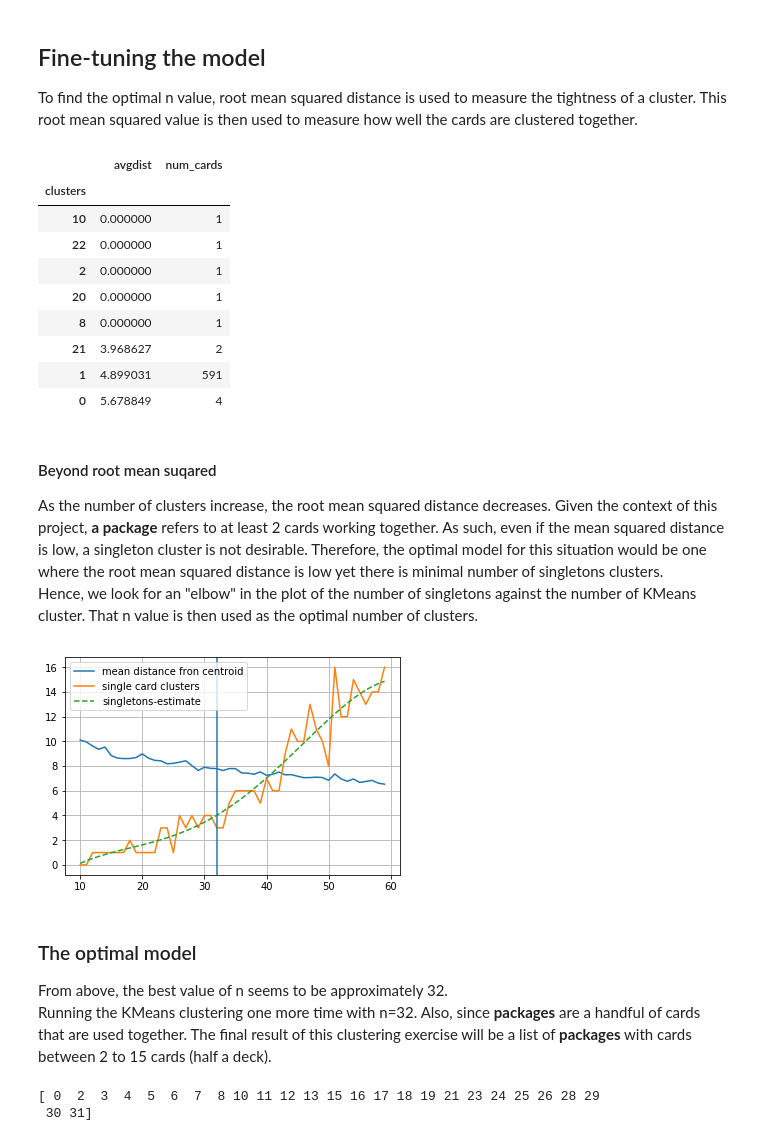
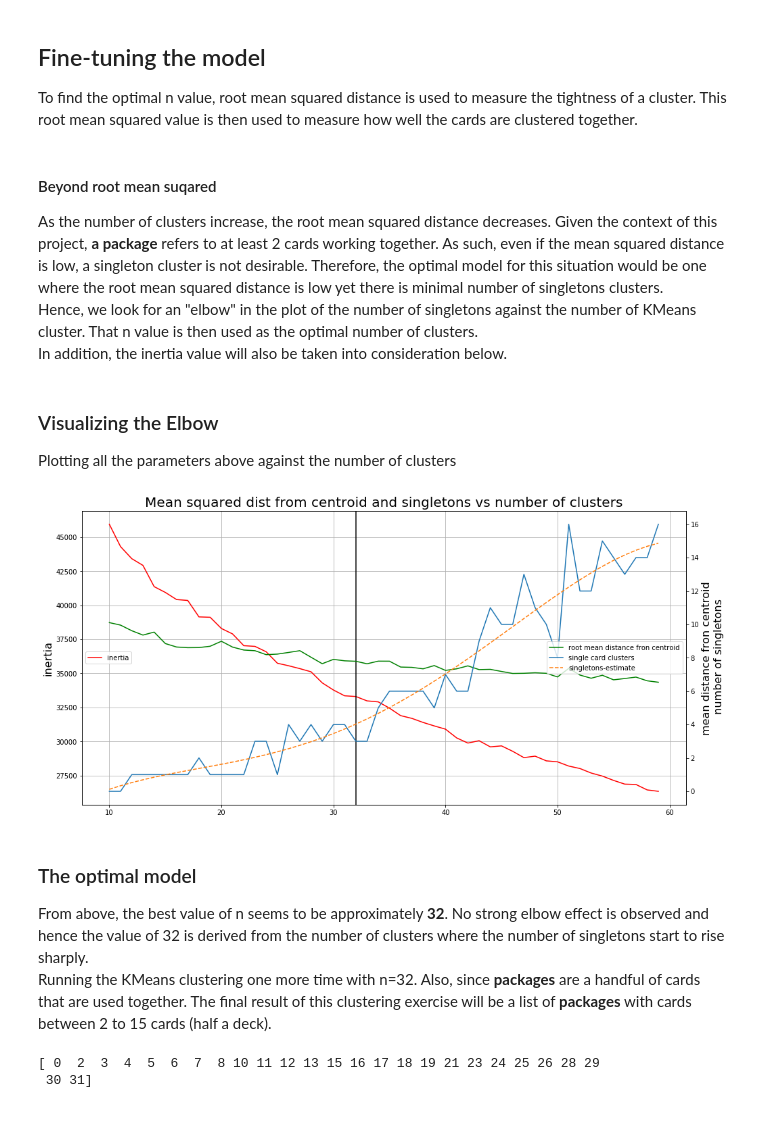
Before and after one commit to winnawat/hearthstone-card-package, a Jupyter notebook: hs-package-kmeans.ipynb, the cells around one changed output. Cells and saved outputs as stored; diff of their text form; code cells hidden in the pictures.

```diff
--- a/hs-package-kmeans.ipynb
+++ b/hs-package-kmeans.ipynb
@@ -434,9 +446,9 @@ The heatmap above shows that KMeans clustering is effective at grouping the card
 ## Fine-tuning the model
 To find the optimal n value, root mean squared distance is used to measure the tightness of a cluster. This root mean squared value is then used to measure how well the cards are clustered together.
 # %%
-def msqdist(data,classifier,classifier_output):
+def rmsqdist(data,classifier,classifier_output):
     '''
-    Calculating the mean square distance for each cluster
+    Calculating the root mean square distance for each cluster
     '''
     clusters = []
     intra_msqdist = []
@@ -446,6 +458,7 @@ def msqdist(data,classifier,classifier_output):
         clsutercentroid = classifier.cluster_centers_[n]
         cards_in_cluster_n = data[classifier_output == n].copy()
         card_num = len(cards_in_cluster_n)
+
         # use the norm function to obtain the root squared distance
         cards_in_cluster_n.loc[:, 'dist-from-centroid'] = cards_in_cluster_n.apply(
             lambda x: np.linalg.norm(x - clsutercentroid), axis=1)
@@ -455,38 +468,26 @@ def msqdist(data,classifier,classifier_output):
         intra_msqdist.append(average_dist)
         num_cards.append(card_num)
     return clusters, intra_msqdist, num_cards
-# %%
-clusters, avgdist, num_cards = msqdist(rated_decks_tpsd, kmeansclf, clusters_cards)
-# %%
-summary = pd.DataFrame({'clusters' : clusters, 'avgdist' : avgdist, 'num_cards' : num_cards}).set_index('clusters')
-summary.sort_values(by='avgdist').head(8)
-# %% [output]
-|  | avgdist | num_cards |
-| clusters |  |  |
-| 10 | 0.000000 | 1 |
-| 22 | 0.000000 | 1 |
-| 2 | 0.000000 | 1 |
-| 20 | 0.000000 | 1 |
-| 8 | 0.000000 | 1 |
-| 21 | 3.968627 | 2 |
-| 1 | 4.899031 | 591 |
-| 0 | 5.678849 | 4 |
 # %% [markdown]
 #### Beyond root mean suqared
 As the number of clusters increase, the root mean squared distance decreases. Given the context of this project, **a package** refers to at least 2 cards working together. As such, even if the mean squared distance is low, a singleton cluster is not desirable. Therefore, the optimal model for this situation would be one where the root mean squared distance is low yet there is minimal number of singletons clusters.
 Hence, we look for an "elbow" in the plot of the number of singletons against the number of KMeans cluster. That n value is then used as the optimal number of clusters.
+In addition, the inertia value will also be taken into consideration below.
 # %%
+# looping through different number of cluster for KMeans, saving the key parameters each time.
 k_vals = []
+k_inertia = []
 mean_dist = []
 singletons = []
 for k in range(10,60):
     kmeansclf = KMeans(n_clusters=k, n_init=30, random_state=7)
     clusters_cards = kmeansclf.fit_predict(rated_decks_tpsd)
-    clusters, avgdist, num_cards = msqdist(rated_decks_tpsd, kmeansclf, clusters_cards)
+    clusters, avgdist, num_cards = rmsqdist(rated_decks_tpsd, kmeansclf, clusters_cards)
     summary = pd.DataFrame({'clusters' : clusters, 'avgdist' : avgdist, 'num_cards' : num_cards}).set_index('clusters')
     mean_dist_for_k = np.mean(summary[summary['num_cards'] >= 2]['avgdist'])
     singleton = len(summary[summary['num_cards'] == 1])
     k_vals.append(k)
+    k_inertia.append(kmeansclf.inertia_)
     mean_dist.append(mean_dist_for_k)
     singletons.append(singleton)
     k_vals, mean_dist, singletons
@@ -497,18 +498,28 @@ singletons_fit = []
 p = np.poly1d(np.polyfit(k_vals,singletons,5))
 for i in k_vals:
     singletons_fit.append(p(i))
-# %%
-plt.plot(k_vals, mean_dist, label='mean distance fron centroid')
-plt.plot(k_vals, singletons, label='single card clusters')
-plt.plot(k_vals, singletons_fit, linestyle='--', label='singletons-estimate')
-plt.legend(loc='best')
-plt.axvline(x=32)
-plt.grid()
-plt.show()
-# %% [output]
-[figure, removed]
+# %% [markdown]
+### Visualizing the Elbow
+Plotting all the parameters above against the number of clusters
+# %%
+fig, ax1 = plt.subplots(figsize=(16, 8))
+ax2 = ax1.twinx()
+
+ax1.plot(k_vals, k_inertia, label='inertia', c='red')
+ax1.set_ylabel("inertia", fontsize=16)
+ax2.plot(k_vals, mean_dist, label='root mean distance fron centroid', c='g')
+ax2.set_ylabel("mean distance fron centroid\n number of singletons", fontsize=16)
+ax2.plot(k_vals, singletons, label='single card clusters')
+ax2.plot(k_vals, singletons_fit, linestyle='--', label='singletons-estimate')
+ax1.legend(loc='center left')
+ax2.legend(loc='right')
+ax1.axvline(x=32, c='black')
+ax1.grid()
+ax1.set_title("Mean squared dist from centroid and singletons vs number of clusters", fontsize=20);
+# %% [output]
+[figure, added]
 # %% [markdown]
 ### The optimal model
-From above, the best value of n seems to be approximately 32.
+From above, the best value of n seems to be approximately **32**. No strong elbow effect is observed and hence the value of 32 is derived from the number of clusters where the number of singletons start to rise sharply.
 Running the KMeans clustering one more time with n=32. Also, since **packages** are a handful of cards that are used together. The final result of this clustering exercise will be a list of **packages** with cards between 2 to 15 cards (half a deck).
 # %%
```
Also changed, not shown: parts of 29 cells of this notebook, 2 other files.
